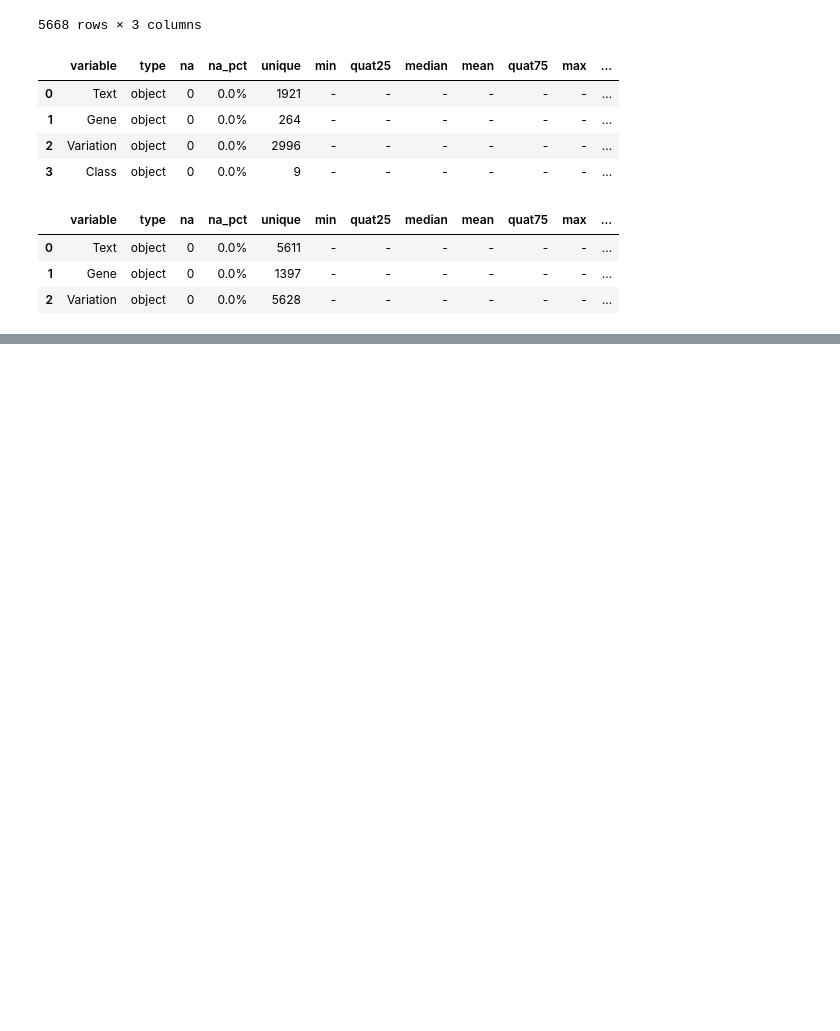
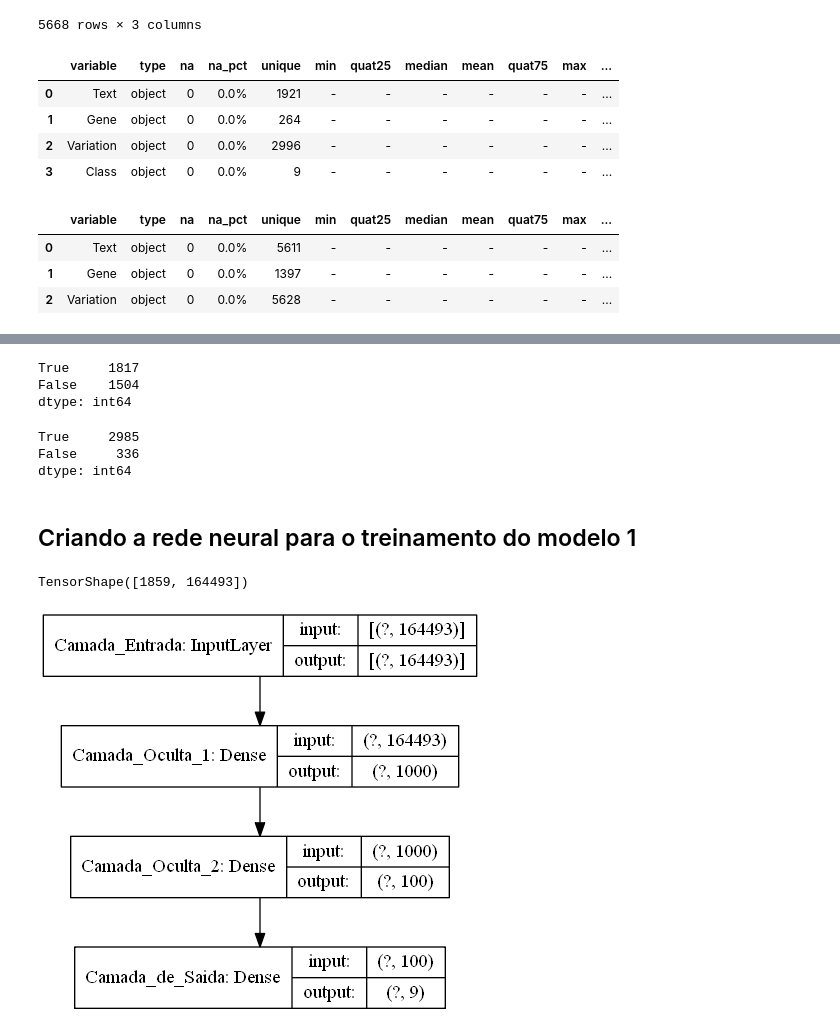
Before and after one commit to ohbtorres/MedicinaPersonalizadaRedefinindoTratamentoCancer, a Jupyter notebook: MPRTC.ipynb, the cells around one changed output, grey strips where cells are left out. Saved outputs shown, nothing was run; the diff lists cells and outputs as text; code cells hidden in the pictures; blank space fills up the shorter version.

```diff
--- a/MPRTC.ipynb
+++ b/MPRTC.ipynb
@@ -233,0 +423,2 @@ doc
+# %%
+X = matriz_esparca(dicionario,tfidf,N)
@@ -233,0 +459,33 @@ doc
+# %%
+pd.Series(vetor_variation).value_counts()
+# %% [output]
+True     1817
+False    1504
+dtype: int64
+# %%
+pd.Series(vetor_gene).value_counts()
+# %% [output]
+True     2985
+False     336
+dtype: int64
+# %% [markdown]
+## Criando a rede neural para o treinamento do modelo 1
+# %%
+X_train.shape
+# %% [output]
+TensorShape([1859, 164493])
+# %%
+#Criando o modelo para receber os dados de entrada
+camada_entrada = Input(shape = (X.shape[1],), sparse=True,name = "Camada_Entrada")
+primeira_camada_oculta = Dense(1000,activation = 'relu',kernel_initializer = 'uniform',name = "Camada_Oculta_1")(camada_entrada)
+segunda_camada_oculta = Dense(100,activation = 'relu',kernel_initializer = 'uniform',name = "Camada_Oculta_2")(primeira_camada_oculta)
+camada_saida = Dense(9,activation = 'softmax',kernel_initializer = 'uniform',name = "Camada_de_Saida")(segunda_camada_oculta)
+
+modelo1 = Model(inputs = [camada_entrada], outputs = [camada_saida])
+#modelo1.add(Dense(100,activation = 'relu',kernel_initializer = 'uniform'))
+#modelo1.add(Dense(9,activation = 'softmax',kernel_initializer = 'uniform'))
+# %%
+#Visualizando o primeiro modelo
+plot_model(modelo1,show_shapes=True)
+# %% [output]
+[figure, added]
```
Also changed, not shown: parts of 68 cells of this notebook, 1 other file.
